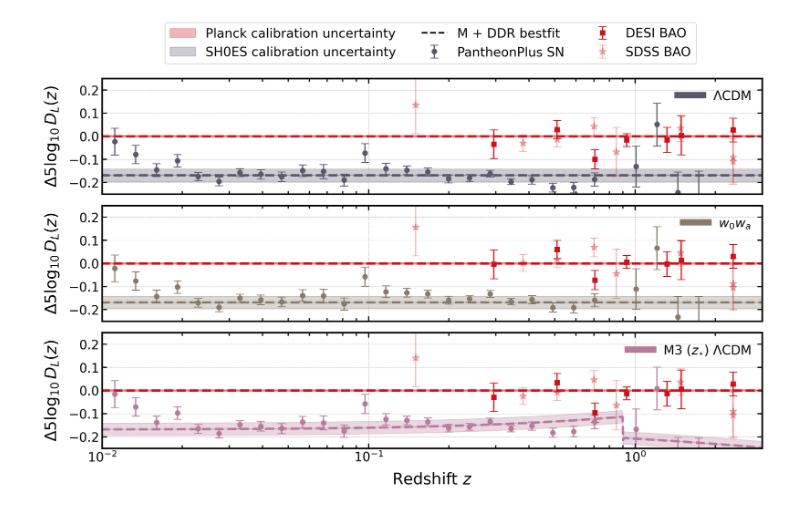
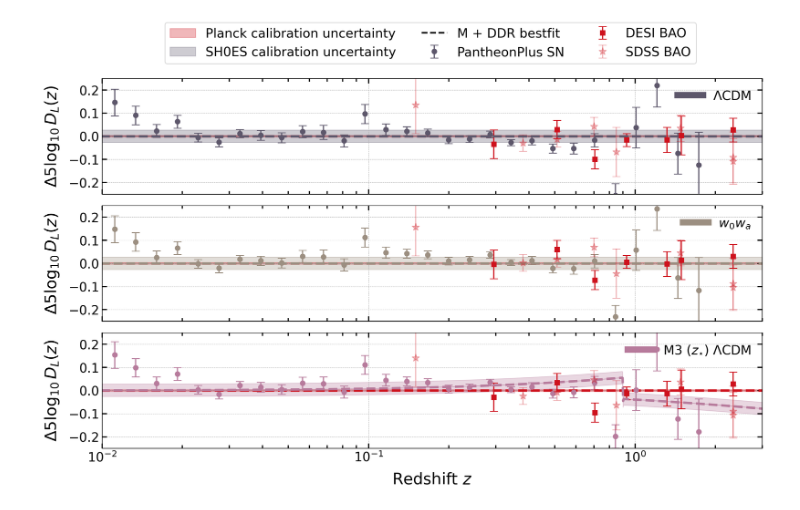
Before and after one commit to elsateixeira/class_ddr, a Jupyter notebook: DDR_FIGURES/Figure3.ipynb, the cells around one changed output. Drawn from its saved outputs; the diff is of its cells as text; code cells hidden in the pictures.

```diff
--- a/DDR_FIGURES/Figure3.ipynb
+++ b/DDR_FIGURES/Figure3.ipynb
@@ -121,7 +121,7 @@ for i, params in enumerate(cosmo_params):
     delta_mu_SN_ddr = mu_obs_SN_ddr - mu_th_SN
 
     #WG: store results in arrays
-    delta_mu_SN_ddr_array[i] = delta_mu_SN_ddr
+    delta_mu_SN_ddr_array[i] = delta_mu_SN_ddr  + deltaM_SH0ES_Planck
 
     # ==================== BAO Data-points ======================================================
 
@@ -162,11 +162,11 @@ for i, params in enumerate(cosmo_params):
     # Calculate how the shift in \Delta D_L caused by the difference in M between SH0ES and Planck
     # (first panel in the plot)
     # changes by breking the DDR (other panels in the fig. for different models)
-    delta_mu_SN_pl[i] = -(mu_th_SN_pl[i] - mu_th_DESI_pl[i])  - deltaM_SH0ES_Planck
+    delta_mu_SN_pl[i] = -(mu_th_SN_pl[i] - mu_th_DESI_pl[i])
 
     # Error bars for the line given the M error
-    delta_mu_SN_min_pl[i] = mu_th_DESI_pl[i] - mu_th_SN_pl[i] - 0.027 - deltaM_SH0ES_Planck
-    delta_mu_SN_max_pl[i] = mu_th_DESI_pl[i] - mu_th_SN_pl[i] + 0.027 - deltaM_SH0ES_Planck
+    delta_mu_SN_min_pl[i] = mu_th_DESI_pl[i] - mu_th_SN_pl[i] - 0.027
+    delta_mu_SN_max_pl[i] = mu_th_DESI_pl[i] - mu_th_SN_pl[i] + 0.027
 # %%
 import matplotlib.pyplot as plt
 
@@ -185,7 +185,7 @@ ff = '#7FD1B9' #green
 gg = '#DBA159' #yellow
 hh = '#B77B9C' #magenta
 ii = '#7594FA' #blue
-ddd = '#897B6C'
+ddd = '#9C8F81'
 
 #colors = [dd,cc,aa,gg,ff,hh]
 colors = [dd,ddd,hh]
@@ -218,31 +218,31 @@ for i, ax in enumerate(axes):
     ax.plot(z + 5, 100 * delta_mu_SN_pl[i], c='k', lw=2, ls='--', label=r'M + DDR bestfit')
 
     ax.tick_params(axis='both', which='both', labelsize=16)
     ax.xaxis.set_tick_params(which='major', size=6, width=1.5, direction='in', top=True)
     ax.xaxis.set_tick_params(which='minor', size=4, width=1.5, direction='in', top=True)
     ax.yaxis.set_tick_params(which='major', size=6, width=1.5, direction='in', right=True)
     ax.yaxis.set_tick_params(which='minor', size=4, width=1.5, direction='in', right=True)
 
     ax.set_xlim(0.01, 3)
     ax.set_ylim(-0.25, 0.25)  # Y-axis limit updated
     ax.set_yticks([-0.2, -0.1, 0, 0.1, 0.2])  # Set specific ticks at -0.2, -0.1, 0, 0.1, 0.2 (to evaluate)
 
     # Set individual model labels
     handle = ax.plot([], [], color=colors[i], lw=8, label=labels[i])[0]
     ax.legend([handle], [labels[i]], loc='upper right', fontsize=16, frameon=False)
 
 # Set x-label only for the last subplot
 axes[-1].set_xlabel(r'Redshift $z$', size=20, labelpad=10)
 
 plt.rcParams['font.size'] = 14
 plt.rcParams['axes.linewidth'] = 2
 handles, labels = axes[0].get_legend_handles_labels()
 new_handles = [handles[0],handles[1],handles[2],handles[4],handles[5],handles[6]]
 new_labels = [labels[0],labels[1],labels[2],labels[4],labels[5],labels[6]]
 fig.legend(new_handles, new_labels, loc='upper center', ncol=3, fontsize=16, frameon=True,bbox_to_anchor=(0.038, 1.01, 1, 0.05))
 fig.tight_layout(rect=[0, 0, 1, 0.95])  # Leaves space for the legend
 fig.subplots_adjust(hspace=0.1)  # Increased hspace for more spacing between subplots
 plt.savefig('sn_bao_m3_noprior_panels.pdf', transparent=True, bbox_inches='tight', pad_inches=0.1)
 plt.show()
 # %% [output]
-[figure, old version]
+[figure, new version]
```
Also changed, not shown: 7 other files.
